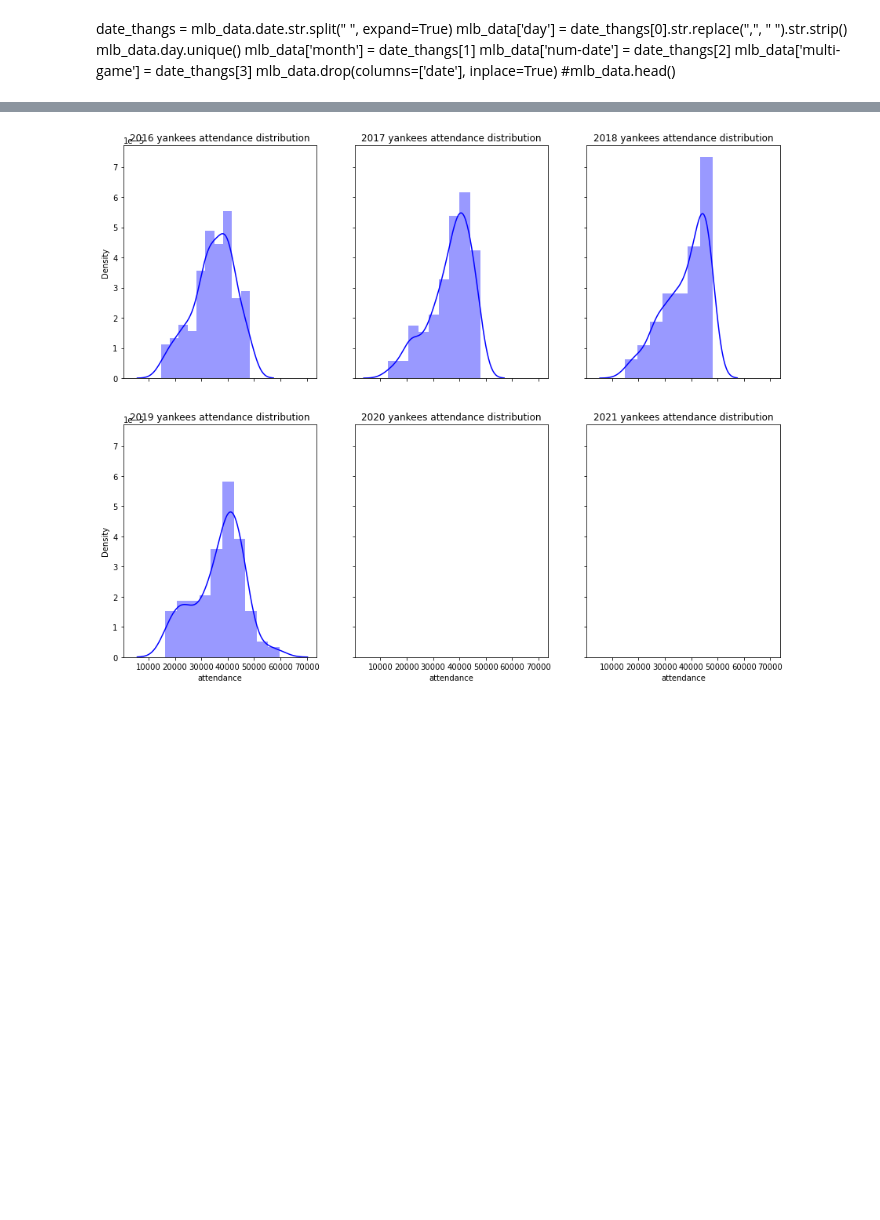
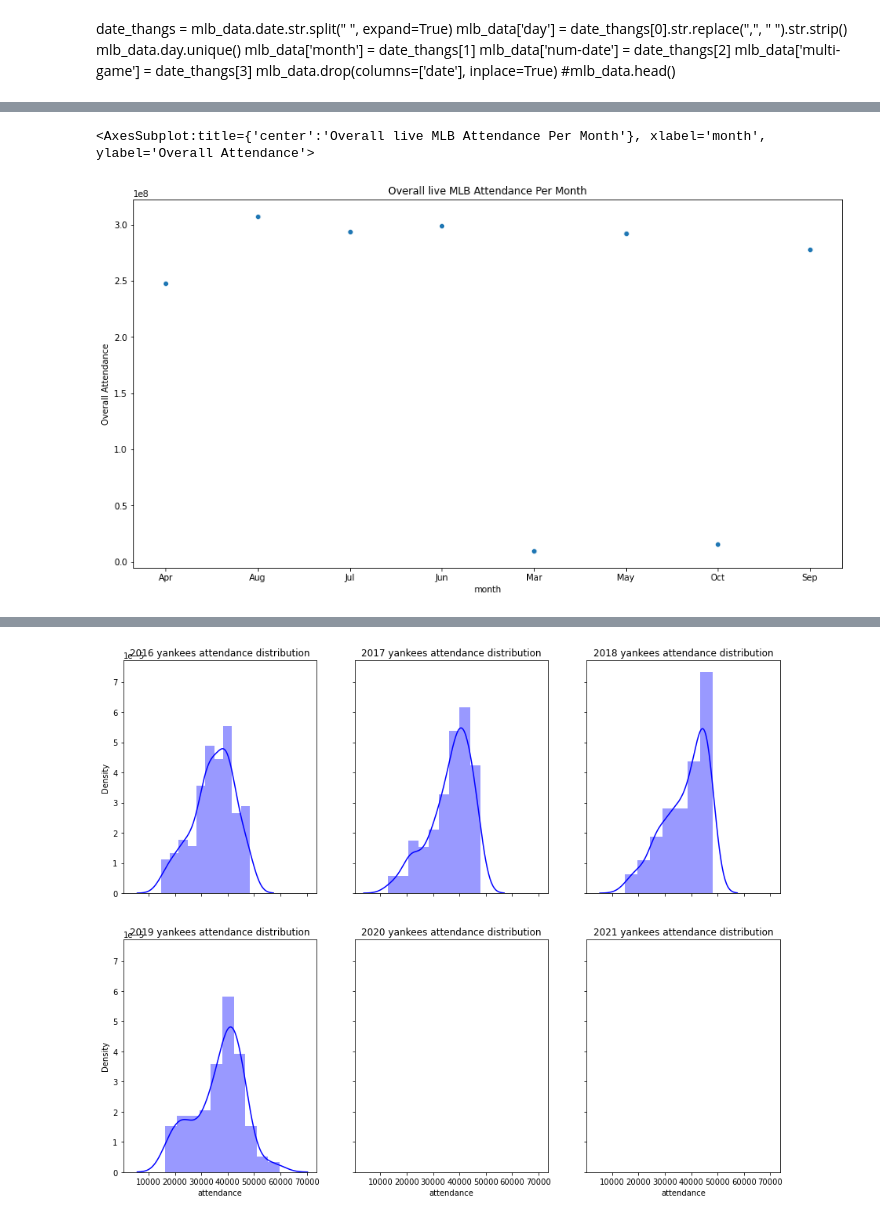
Before and after one commit to mrpalazz/mlb_attendance_prediction, a Jupyter notebook: 02.02.01-data-exploration.ipynb, the cells around one changed output, grey strips where cells are left out. Saved outputs shown, nothing was run; the diff lists cells and outputs as text; code cells hidden in the pictures; blank space fills up the shorter version.

```diff
--- a/02.02.01-data-exploration.ipynb
+++ b/02.02.01-data-exploration.ipynb
@@ -69,0 +85,5 @@ sns.barplot(x='year', y='attendance', hue='year', data=mlb_per_year)
+# %%
+mlb_per_month = mlb_data.groupby(by=['month']).sum()
+mlb_per_month = mlb_per_month.reset_index()
+
+mlb_per_month.head()
@@ -69,0 +97,8 @@ sns.barplot(x='year', y='attendance', hue='year', data=mlb_per_year)
+# %%
+plt.figure(figsize=(15, 8))
+plt.title('Overall live MLB Attendance Per Month')
+plt.ylabel('Overall Attendance')
+sns.scatterplot(x='month', y='attendance', data=mlb_per_month)
+# %% [output]
+<AxesSubplot:title={'center':'Overall live MLB Attendance Per Month'}, xlabel='month', ylabel='Overall Attendance'>
+[figure, added]
```
Also changed, not shown: parts of 5 cells of this notebook, 11 other files.
